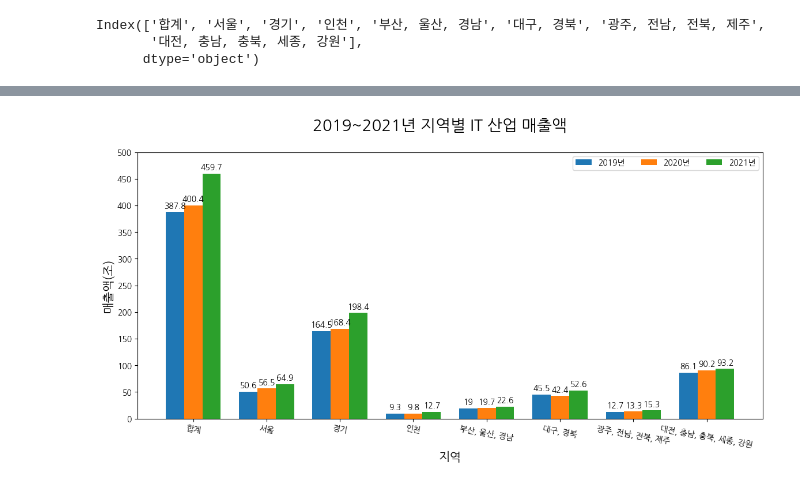
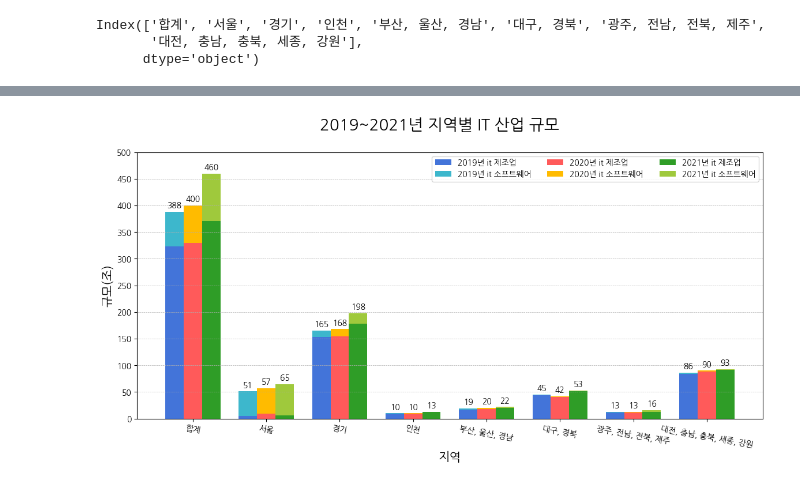
Before and after one commit to KDT-mini-project-03/KDT-mini_project-03, a Jupyter notebook: Schubert/Sales_Analysis.ipynb, the cells around one changed output, grey strips where cells are left out. Saved outputs shown, nothing was run; the diff lists cells and outputs as text; code cells hidden in the pictures.

```diff
--- a/Schubert/Sales_Analysis.ipynb
+++ b/Schubert/Sales_Analysis.ipynb
@@ -4,7 +4,7 @@ import matplotlib.pyplot as plt
 import numpy as np
 import koreanize_matplotlib
 # %%
-file = '../DATA/지역별 IT산업 매출액 통계.xlsx'
+file = '../DATA/지역별 IT산업 규모 통계.xlsx'
 # %%
 it_industry_by_region = pd.read_excel(file, header=[0,1], index_col=[0,1,2])
 it_industry_by_region.columns.names = [None, None]
@@ -113,8 +125,8 @@ plt.figure(figsize=(16,6))
 for idx, data in enumerate(it_industry_list):
     plt.subplot(1, 3, idx+1)
     plt.pie(data.iloc[1:, 2], labels=data.index[1:], autopct='%1.1f%%', startangle=90)
-    plt.title(f'{2019+idx}년 지역별 IT 산업 매출액 비율')
-plt.suptitle('2019~2021년 지역별 IT 산업 매출액 비율', fontsize=20)
+    plt.title(f'{2019+idx}년 지역별 IT 산업 규모 비율')
+plt.suptitle('2019~2021년 지역별 IT 산업 규모 비율', fontsize=20)
 plt.tight_layout()
 plt.show()
 # %% [output]
@@ -121,0 +134,9 @@ plt.show()
+# %%
+plt.figure(figsize=(16,6))
+for idx, data in enumerate(it_industry_list):
+    plt.subplot(1, 3, idx+1)
+    plt.pie(data.iloc[1:, 0], labels=data.index[1:], autopct='%1.1f%%', startangle=90)
+    plt.title(f'{2019+idx}년 지역별 IT 제조업 규모 비율')
+plt.suptitle('2019~2021년 지역별 IT 제조업 산업 규모 비율', fontsize=20)
+plt.tight_layout()
+plt.show()
@@ -121,0 +145,9 @@ plt.show()
+# %%
+plt.figure(figsize=(16,6))
+for idx, data in enumerate(it_industry_list):
+    plt.subplot(1, 3, idx+1)
+    plt.pie(data.iloc[1:, 1], labels=data.index[1:], autopct='%1.1f%%', startangle=90)
+    plt.title(f'{2019+idx}년 지역별 소프트웨어 산업 규모 비율')
+plt.suptitle('2019~2021년 지역별 소프트웨어 산업 규모 비율', fontsize=20)
+plt.tight_layout()
+plt.show()
@@ -122,21 +156,25 @@ plt.show()
 # %%
 width = 0.25
 multiplier = 0
 x = np.arange(len(it_industry_list[0].index))
+color_list = ['#4374D9', '#FF5A5A', '#2F9D27', '#3DB7CC', '#FFBB00', '#9FC93C']
 
 fig, ax = plt.subplots(figsize=(14,6))
 
 for idx, data in enumerate(it_industry_list):
     offset = width * multiplier
-    rects = ax.bar(x + offset, round(it_industry_list[idx]['합계']/10000, 1), width=width, label=f'{2019+idx}년')
+    rects = ax.bar(x + offset, round(it_industry_list[idx]['정보통신방송기기']/10000), width=width, label=f'{2019+idx}년 it 제조업', color=color_list[idx])
+    rects = ax.bar(x + offset, round(it_industry_list[idx]['소프트웨어 및 디지털콘텐츠']/10000), width=width, label=f'{2019+idx}년 it 소프트웨어',
+                   bottom=round(it_industry_list[idx]['정보통신방송기기']/10000), color=color_list[idx+3])
     ax.bar_label(rects, padding=3)
     multiplier += 1
 ax.set_xlabel('지역', fontsize=15)
-ax.set_ylabel('매출액(조)', fontsize=15)
+ax.set_ylabel('규모(조)', fontsize=15)
 ax.set_xticks(x + width, it_industry_list[0].index, rotation=350)
 ax.set_yticks(range(0, 501, 50))
 ax.legend(loc='upper right', ncol=3)
-plt.suptitle('2019~2021년 지역별 IT 산업 매출액', fontsize=20)
+plt.grid(axis='y', linestyle='--', linewidth=0.5)
+plt.suptitle('2019~2021년 지역별 IT 산업 규모', fontsize=20)
 plt.show()
 # %% [output]
-[figure, old version]
+[figure, new version]
```
Also changed, not shown: parts of 5 cells of this notebook, 14 other files.
